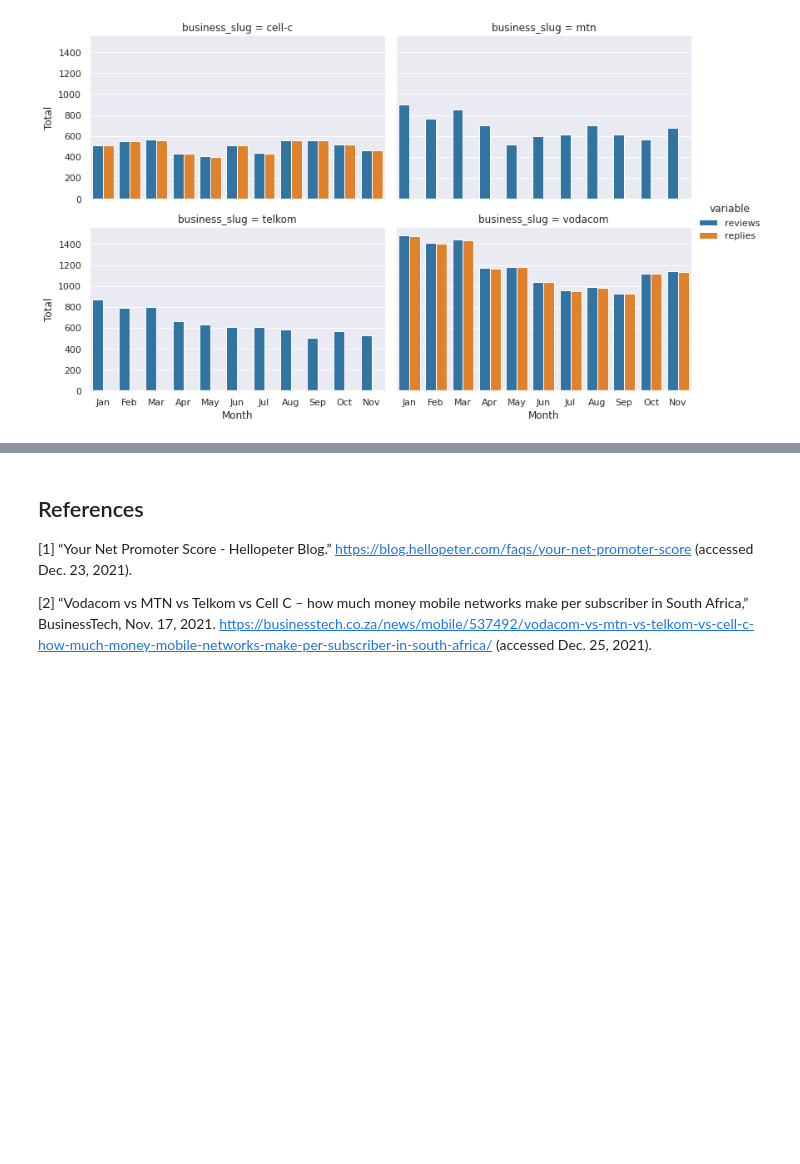
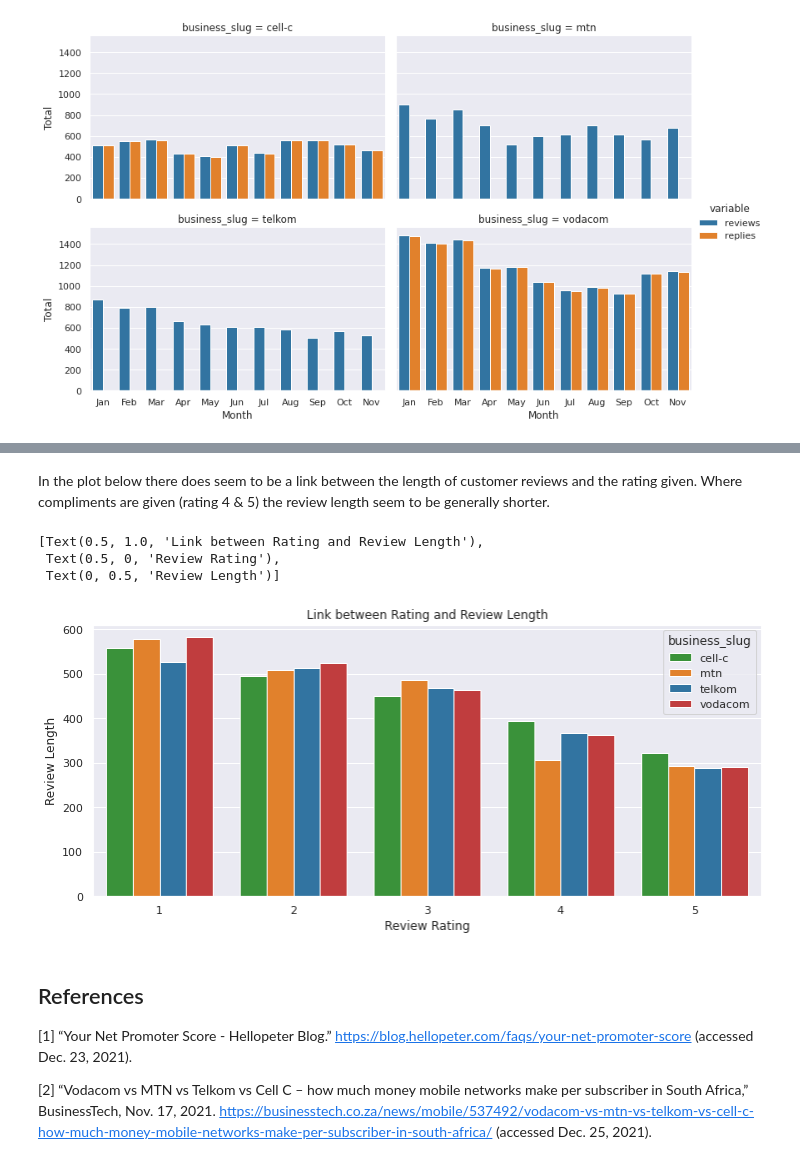
Before and after one commit to JohnnyFoulds/dsm020-2021-oct, a Jupyter notebook: coursework_01/cw.ipynb, the cells around one changed output, grey strips where cells are left out. Drawn from its saved outputs; the diff is of its cells as text; code cells hidden in the pictures; blank space fills up the shorter version.

```diff
--- a/coursework_01/cw.ipynb
+++ b/coursework_01/cw.ipynb
@@ -966,3 +1034,25 @@ reply_plot.set(
+# %%
+df_rating_grouped = df_eda.groupby(['business_slug', 'review_rating']).agg({
+    'nps_rating': 'mean',
+    'id': 'count',
+    'review_length': 'median'
+}).rename(columns = {'id':'reviews'})
+# %% [markdown]
+In the plot below there does seem to be a link between the length of customer reviews and the rating given. Where compliments are given (rating 4 & 5) the review length seem to be generally shorter.
+# %%
+sns.barplot(
+    data=df_rating_grouped.reset_index(),
+    x='review_rating',
+    y='review_length',
+    hue='business_slug').set(
+        title='Link between Rating and Review Length',
+        xlabel='Review Rating',
+        ylabel='Review Length')
+# %% [output]
+[Text(0.5, 1.0, 'Link between Rating and Review Length'),
+ Text(0.5, 0, 'Review Rating'),
+ Text(0, 0.5, 'Review Length')]
+[figure, added]
 # %% [markdown]
 ## References
 
```
Also changed, not shown: parts of 12 cells of this notebook.
